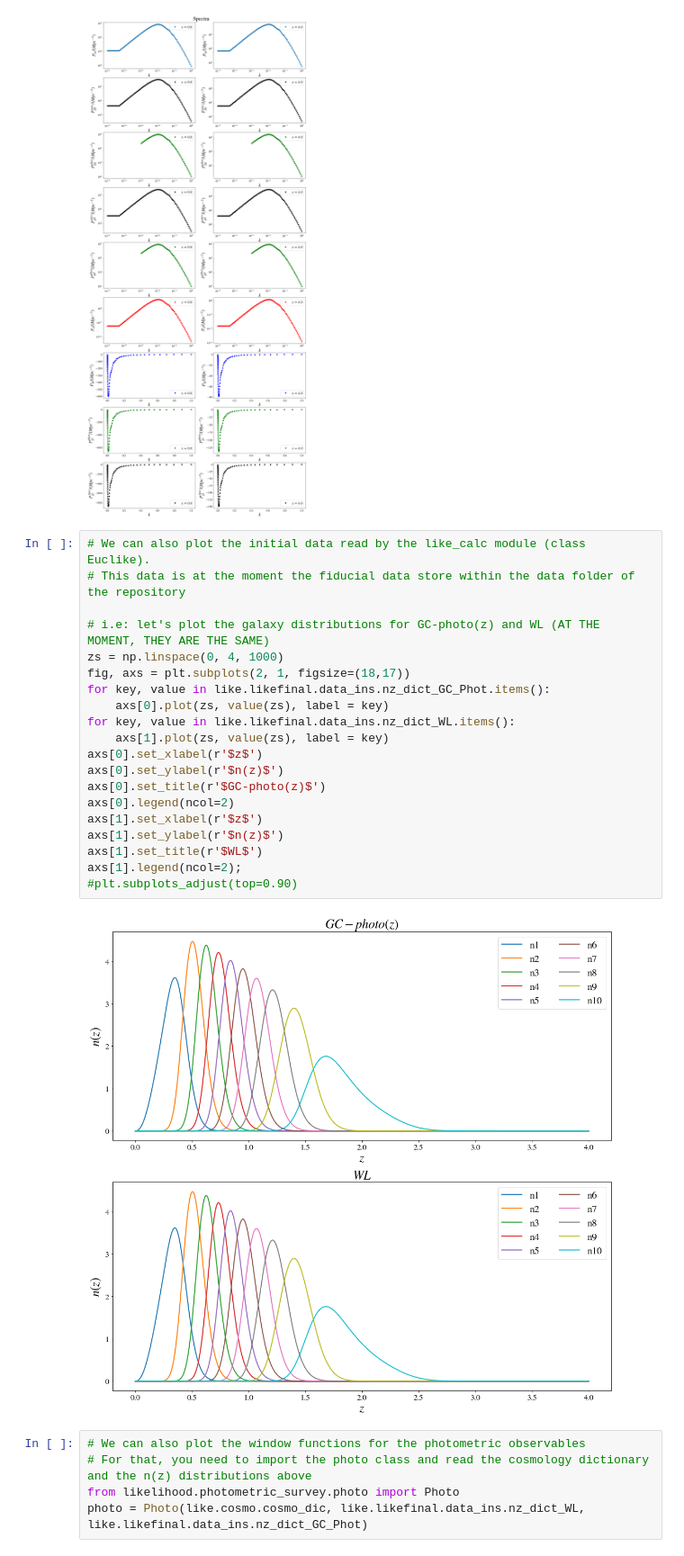
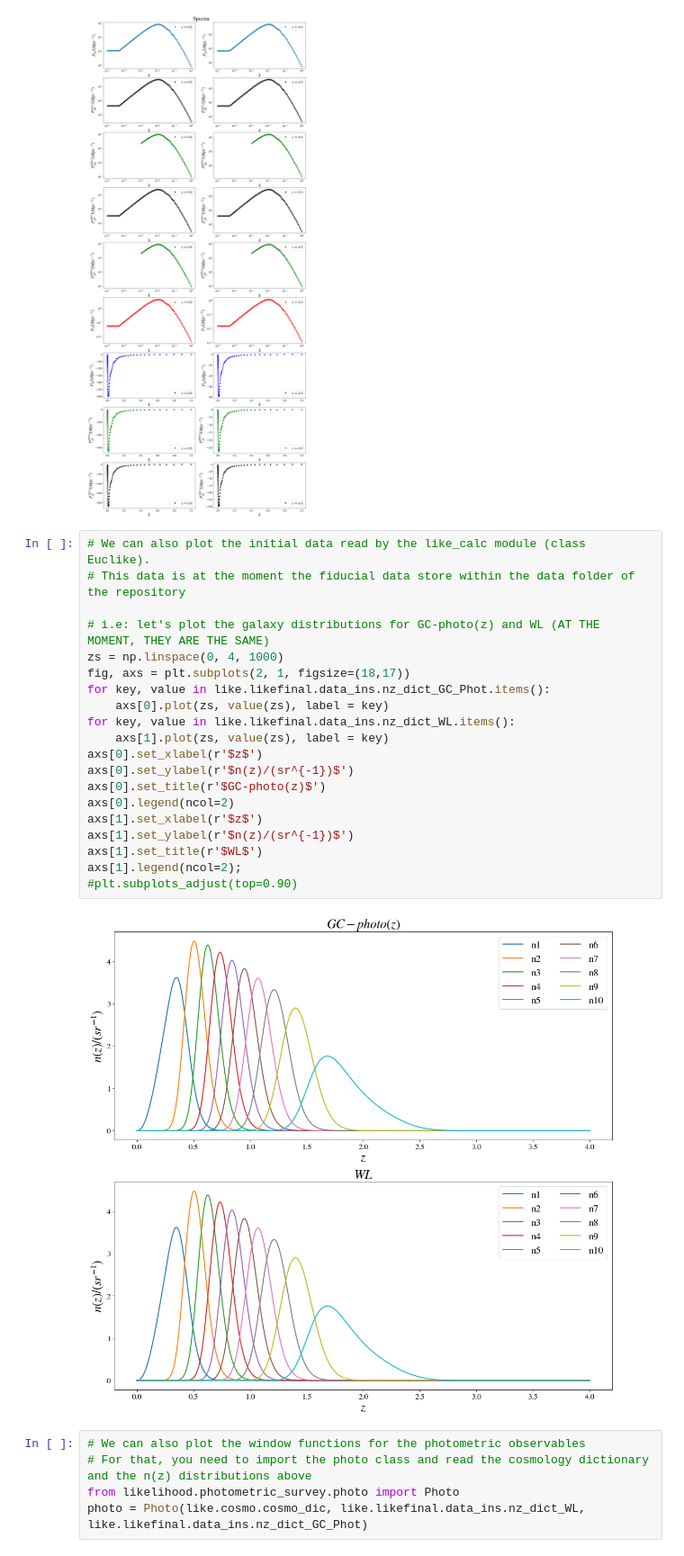
Before and after one commit to cloe-org/CLOE, a Jupyter notebook: DEMO.ipynb, the cells around one changed output. Shown at 90% size. Drawn from its saved outputs; the diff is of its cells as text.

```diff
--- a/DEMO.ipynb
+++ b/DEMO.ipynb
@@ -580,25 +580,25 @@ plt.subplots_adjust(top=0.97)
 # %%
 # We can also plot the initial data read by the like_calc module (class Euclike).
 # This data is at the moment the fiducial data store within the data folder of the repository
 
 # i.e: let's plot the galaxy distributions for GC-photo(z) and WL (AT THE MOMENT, THEY ARE THE SAME)
 zs = np.linspace(0, 4, 1000)
 fig, axs = plt.subplots(2, 1, figsize=(18,17))
 for key, value in like.likefinal.data_ins.nz_dict_GC_Phot.items():
     axs[0].plot(zs, value(zs), label = key)
 for key, value in like.likefinal.data_ins.nz_dict_WL.items():
     axs[1].plot(zs, value(zs), label = key)
 axs[0].set_xlabel(r'$z$')
-axs[0].set_ylabel(r'$n(z)$')
+axs[0].set_ylabel(r'$n(z)/(sr^{-1})$')
 axs[0].set_title(r'$GC-photo(z)$')
 axs[0].legend(ncol=2)
 axs[1].set_xlabel(r'$z$')
-axs[1].set_ylabel(r'$n(z)$')
+axs[1].set_ylabel(r'$n(z)/(sr^{-1})$')
 axs[1].set_title(r'$WL$')
 axs[1].legend(ncol=2);
 #plt.subplots_adjust(top=0.90)
 # %% [output]
-[figure, old version]
+[figure, new version]
 # %%
 # We can also plot the window functions for the photometric observables
 # For that, you need to import the photo class and read the cosmology dictionary and the n(z) distributions above
```
Also changed, not shown: parts of 7 cells of this notebook.
